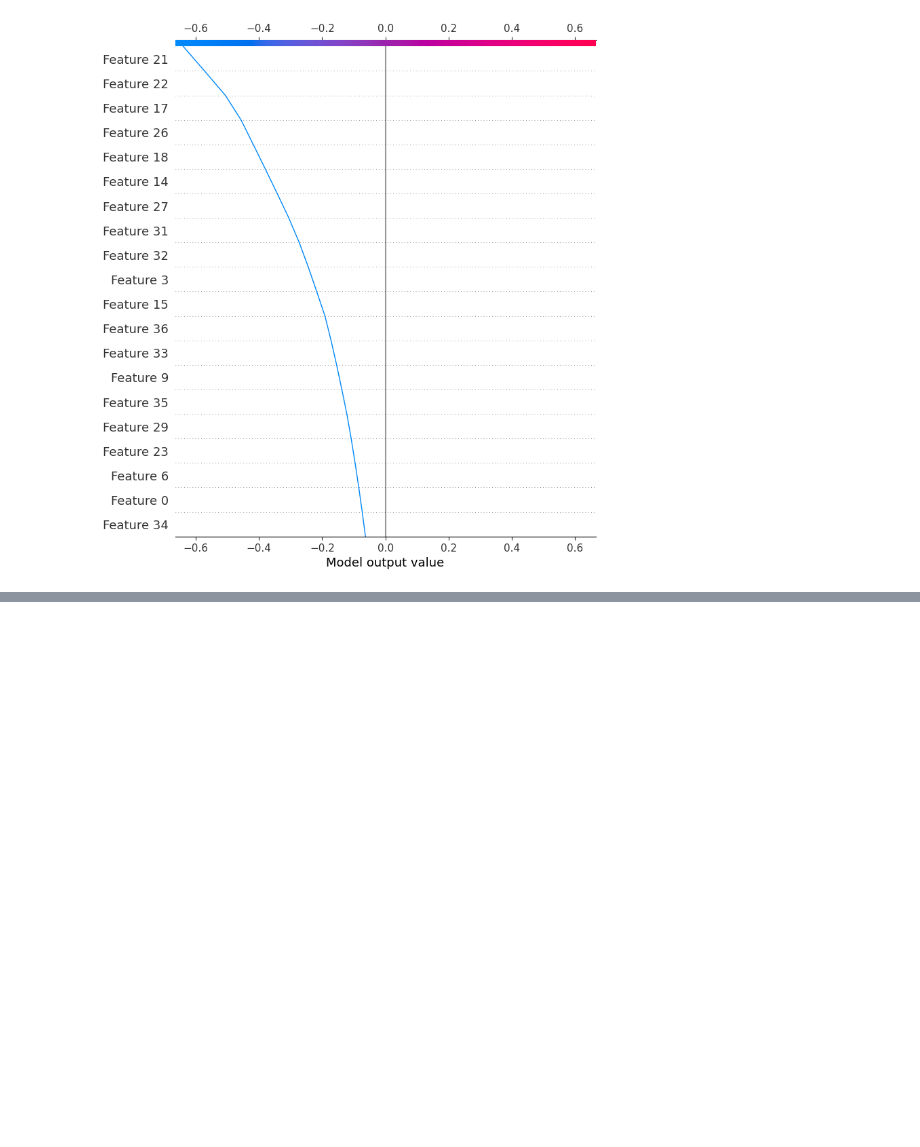
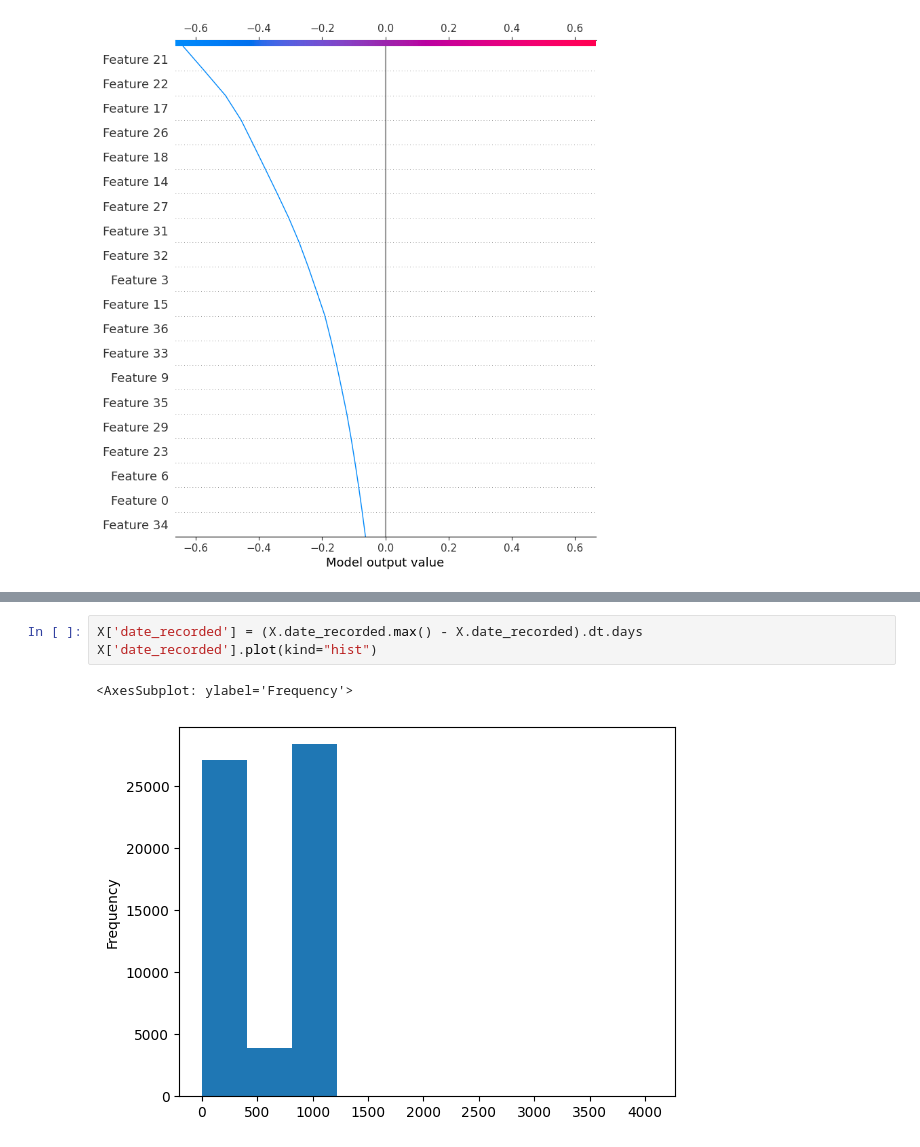
Before and after one commit to juandavidriosm/TareaMachineLearning, a Jupyter notebook: pruebas.ipynb, the cells around one changed output, grey strips where cells are left out. Drawn from its saved outputs; the diff is of its cells as text; blank space fills up the shorter version.

```diff
--- a/pruebas.ipynb
+++ b/pruebas.ipynb
@@ -107,0 +116,6 @@ shap.decision_plot(base_value=0,shap_values=shap_values[0])#exp_val,features
+# %%
+X['date_recorded'] = (X.date_recorded.max() - X.date_recorded).dt.days
+X['date_recorded'].plot(kind="hist")
+# %% [output]
+<AxesSubplot: ylabel='Frequency'>
+[figure, added]
```
Also changed, not shown: parts of 1 cell of this notebook, 39 other files.
